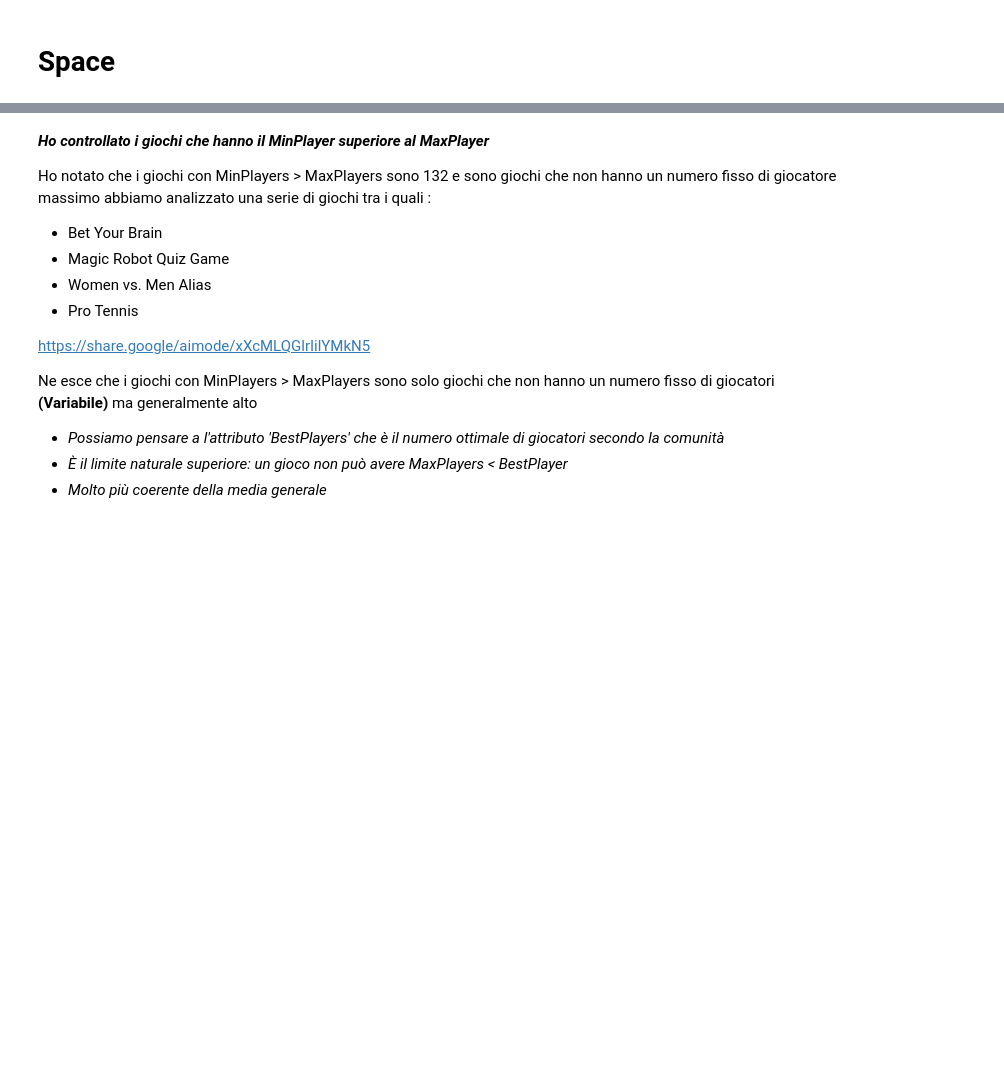
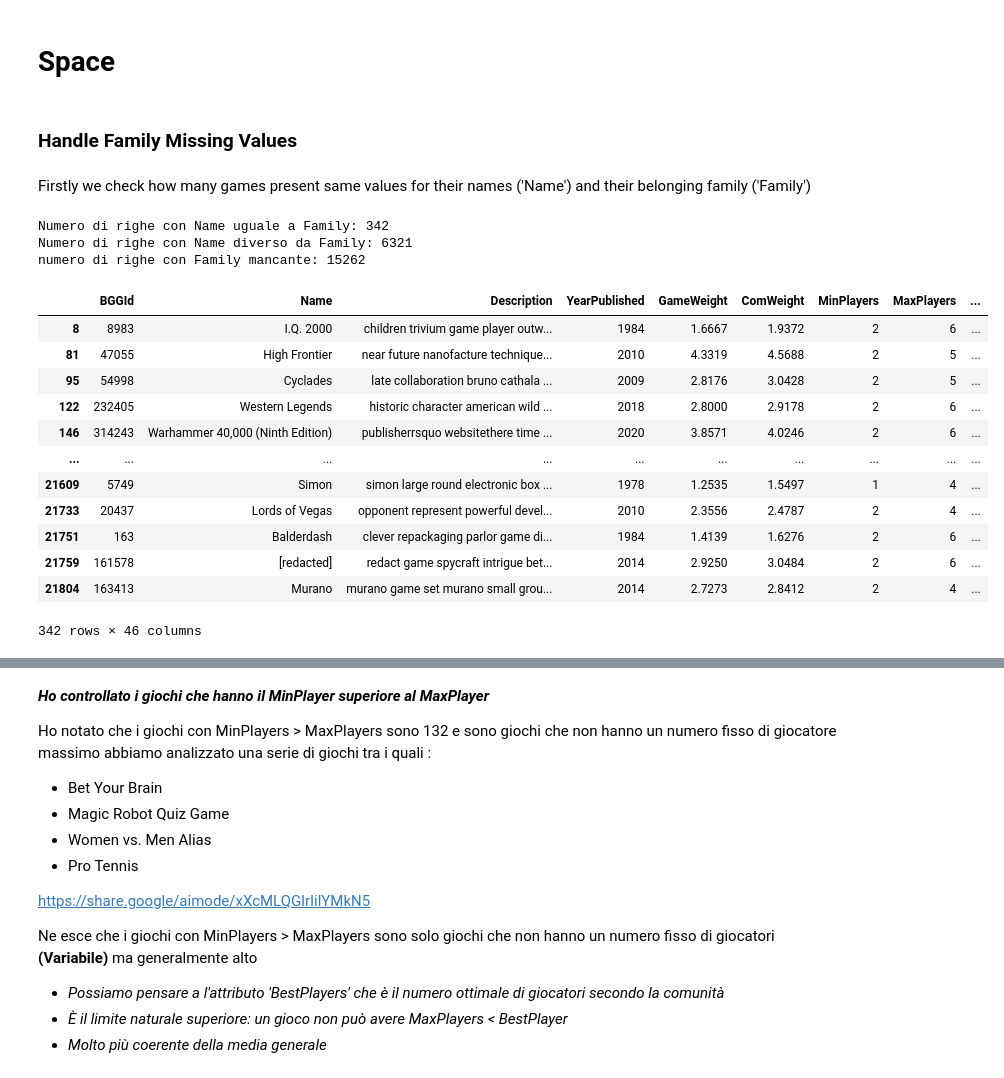
Before and after one commit to kilomo12/Data_Mining_Project, a Jupyter notebook: Data_mining_project/project_data_mining_part1.ipynb, the cells around one changed output, grey strips where cells are left out. Cells and saved outputs as stored; diff of their text form; code cells hidden in the pictures; blank space fills up the shorter version.

```diff
--- a/Data_mining_project/project_data_mining_part1.ipynb
+++ b/Data_mining_project/project_data_mining_part1.ipynb
@@ -582,3 +582,32 @@ print(f"Numero di righe con ComAgeRec mancante: {numero}")
 Numero di righe con ComAgeRec mancante: 0
 # %% [markdown]
 # Space
+# %% [markdown]
+### Handle Family Missing Values
+# %% [markdown]
+Firstly we check how many games present same values for their names ('Name') and their belonging family ('Family')
+# %%
+numero = len(df[df['Name']==df['Family']])
+print(f"Numero di righe con Name uguale a Family: {numero}")
+numero2 = ((df['Name'] != df['Family']) & df['Family'].notnull()).sum()
+print(f"Numero di righe con Name diverso da Family: {numero2}")
+numero3 = (df['Name'].notna() & df['Name'].str.strip().ne('') & df['Family'].isna()).sum()
+print(f"numero di righe con Family mancante: {numero3}")
+df[df['Name']==df['Family']]
+# %% [output]
+Numero di righe con Name uguale a Family: 342
+Numero di righe con Name diverso da Family: 6321
+numero di righe con Family mancante: 15262
+|  | BGGId | Name | Description | YearPublished | GameWeight | ComWeight | MinPlayers | MaxPlayers | ... |
+| 8 | 8983 | I.Q. 2000 | children trivium game player outw... | 1984 | 1.6667 | 1.9372 | 2 | 6 | ... |
+| 81 | 47055 | High Frontier | near future nanofacture technique... | 2010 | 4.3319 | 4.5688 | 2 | 5 | ... |
+| 95 | 54998 | Cyclades | late collaboration bruno cathala ... | 2009 | 2.8176 | 3.0428 | 2 | 5 | ... |
+| 122 | 232405 | Western Legends | historic character american wild ... | 2018 | 2.8000 | 2.9178 | 2 | 6 | ... |
+| 146 | 314243 | Warhammer 40,000 (Ninth Edition) | publisherrsquo websitethere time ... | 2020 | 3.8571 | 4.0246 | 2 | 6 | ... |
+| ... | ... | ... | ... | ... | ... | ... | ... | ... | ... |
+| 21609 | 5749 | Simon | simon large round electronic box ... | 1978 | 1.2535 | 1.5497 | 1 | 4 | ... |
+| 21733 | 20437 | Lords of Vegas | opponent represent powerful devel... | 2010 | 2.3556 | 2.4787 | 2 | 4 | ... |
+| 21751 | 163 | Balderdash | clever repackaging parlor game di... | 1984 | 1.4139 | 1.6276 | 2 | 6 | ... |
+| 21759 | 161578 | [redacted] | redact game spycraft intrigue bet... | 2014 | 2.9250 | 3.0484 | 2 | 6 | ... |
+| 21804 | 163413 | Murano | murano game set murano small grou... | 2014 | 2.7273 | 2.8412 | 2 | 4 | ... |
+342 rows × 46 columns
```
Also changed, not shown: parts of 6 cells of this notebook.
